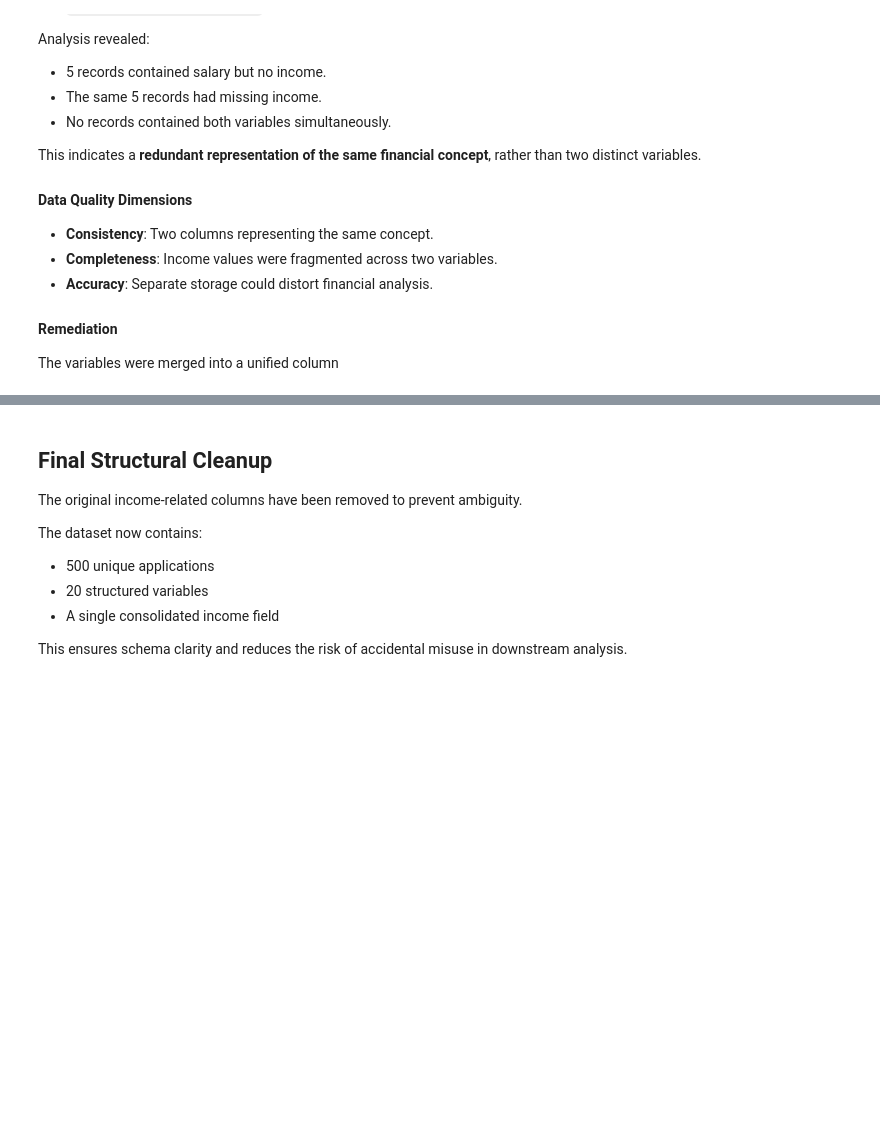
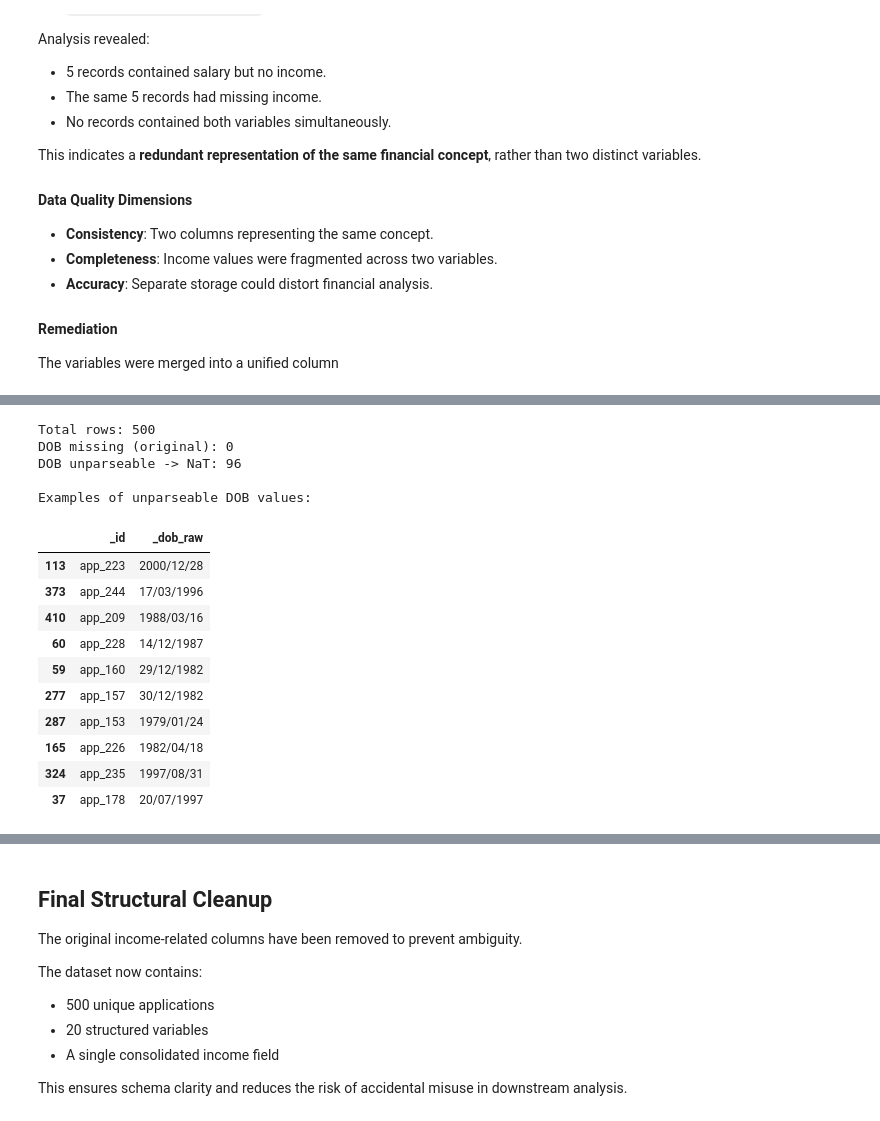
Before and after one commit to lauraaandrada/dego-project-team2, a Jupyter notebook: notebooks/01-Data-Quality.ipynb, the cells around one changed output, grey strips where cells are left out. Saved outputs shown, nothing was run; the diff lists cells and outputs as text; code cells hidden in the pictures; blank space fills up the shorter version.

```diff
--- a/notebooks/01-Data-Quality.ipynb
+++ b/notebooks/01-Data-Quality.ipynb
@@ -616,0 +599,46 @@ df_clean.shape
+# %%
+# ============================================================
+# Standardize date_of_birth -> datetime (robust parsing)
+# ============================================================
+
+dob_col = "applicant_info.date_of_birth"
+
+# Keep original for audit (optional but nice for reporting)
+df["_dob_raw"] = df[dob_col]
+
+# Robust parsing: try normal parsing, then dayfirst fallback
+dob_parsed = pd.to_datetime(df[dob_col], errors="coerce", infer_datetime_format=True)
+
+# If some failed, try dayfirst=True for those rows
+failed_mask = dob_parsed.isna() & df[dob_col].notna()
+dob_parsed_dayfirst = pd.to_datetime(df.loc[failed_mask, dob_col], errors="coerce", dayfirst=True)
+
+dob_parsed.loc[failed_mask] = dob_parsed_dayfirst
+
+df[dob_col] = dob_parsed
+
+print("Total rows:", len(df))
+print("DOB missing (original):", df["_dob_raw"].isna().sum())
+print("DOB unparseable -> NaT:", df[dob_col].isna().sum() - df["_dob_raw"].isna().sum())
+
+# Show a few examples of values that couldn't be parsed
+bad_examples = df.loc[df[dob_col].isna() & df["_dob_raw"].notna(), ["_id", "_dob_raw"]].head(10)
+print("\nExamples of unparseable DOB values:")
+display(bad_examples)
+# %% [output]
+Total rows: 500
+DOB missing (original): 0
+DOB unparseable -> NaT: 96
+
+Examples of unparseable DOB values:
+|  | _id | _dob_raw |
+| 113 | app_223 | 2000/12/28 |
+| 373 | app_244 | 17/03/1996 |
+| 410 | app_209 | 1988/03/16 |
+| 60 | app_228 | 14/12/1987 |
+| 59 | app_160 | 29/12/1982 |
+| 277 | app_157 | 30/12/1982 |
+| 287 | app_153 | 1979/01/24 |
+| 165 | app_226 | 1982/04/18 |
+| 324 | app_235 | 1997/08/31 |
+| 37 | app_178 | 20/07/1997 |
```
Also changed, not shown: parts of 27 cells of this notebook.
